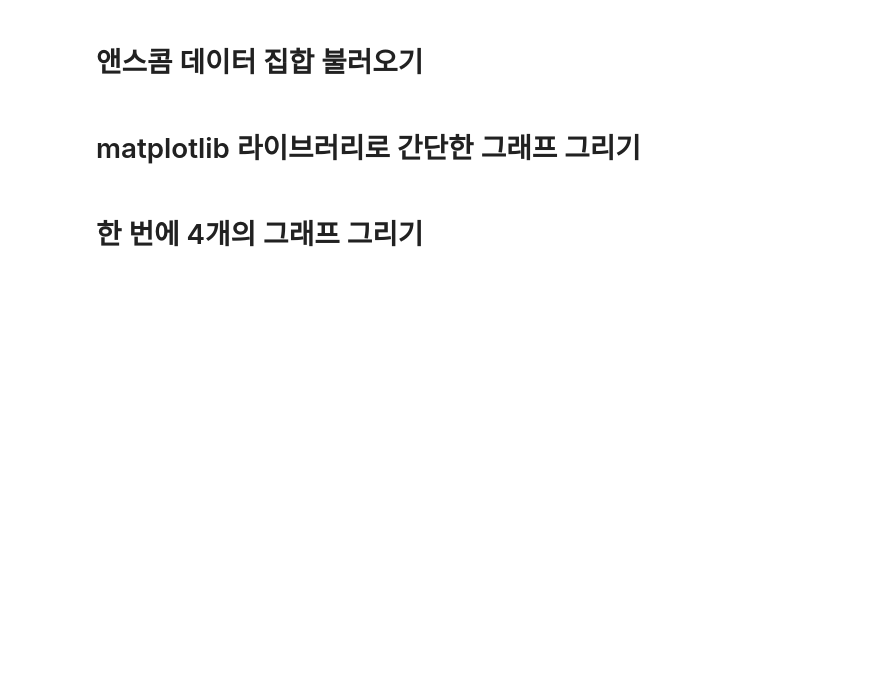
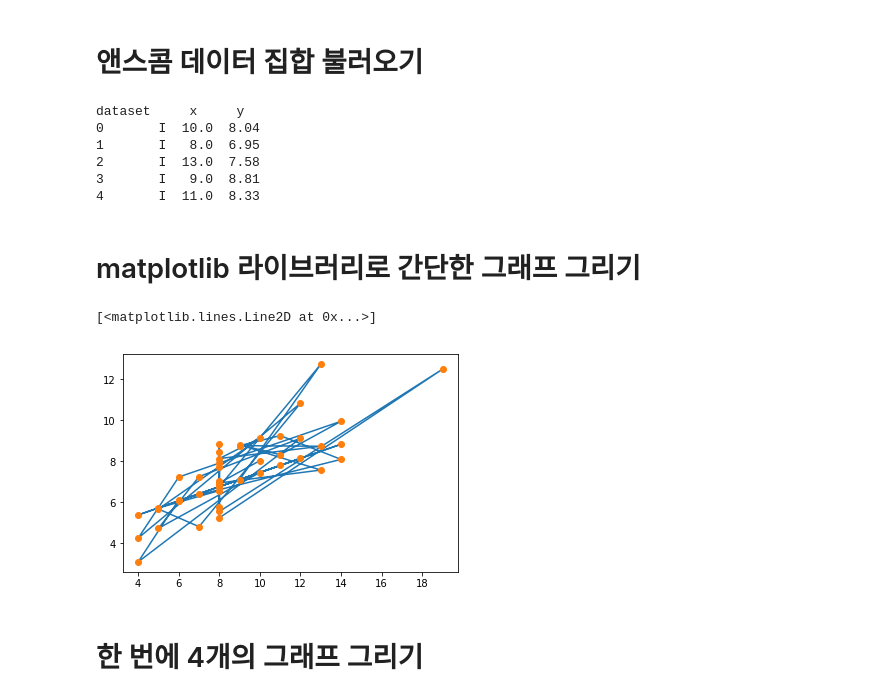
Before and after one commit to luckycontrol/DataScience, a Jupyter notebook: 04_pratice/04_pratice.ipynb, the cells around one changed output. Cells and saved outputs as stored; diff of their text form; code cells hidden in the pictures; blank space fills up the shorter version.

```diff
--- a/04_pratice/04_pratice.ipynb
+++ b/04_pratice/04_pratice.ipynb
@@ -1,6 +5,23 @@
 # %% [markdown]
 # 앤스콤 데이터 집합 불러오기
+# %%
+anscombe = sns.load_dataset("anscombe")
+print(anscombe.head(5))
+# %% [output]
+dataset     x     y
+0       I  10.0  8.04
+1       I   8.0  6.95
+2       I  13.0  7.58
+3       I   9.0  8.81
+4       I  11.0  8.33
 # %% [markdown]
 # matplotlib 라이브러리로 간단한 그래프 그리기
+# %%
+dataset = anscombe
+plt.plot(dataset['x'], dataset['y'])
+plt.plot(dataset['x'], dataset['y'], 'o')
+# %% [output]
+[<matplotlib.lines.Line2D at 0x...>]
+[figure, added]
 # %% [markdown]
 # 한 번에 4개의 그래프 그리기
```
Also changed, not shown: parts of 6 cells of this notebook.
